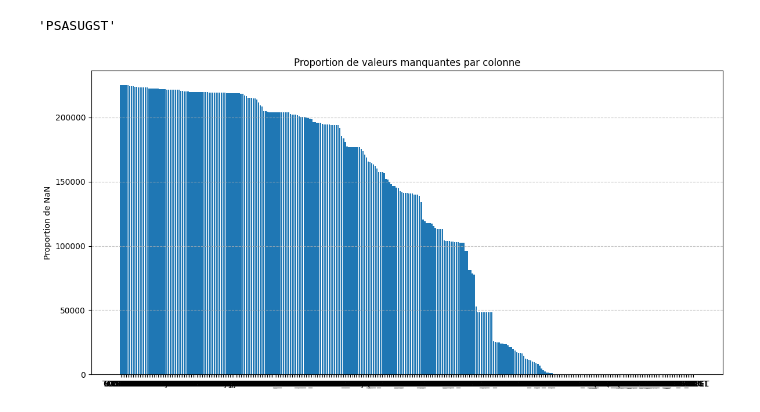
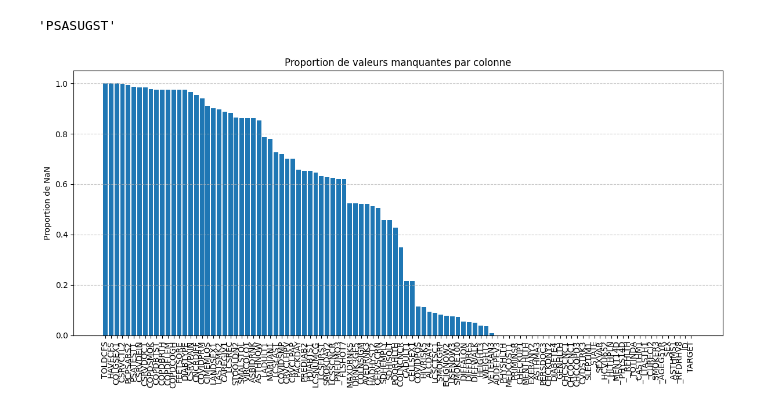
Before and after one commit to alextonon/Hackathon_Heart_Rate_Los_Tigros, a Jupyter notebook: Maignan.ipynb, the cells around one changed output. Drawn from its saved outputs; the diff is of its cells as text; code cells hidden in the pictures.

```diff
--- a/Maignan.ipynb
+++ b/Maignan.ipynb
@@ -34,13 +34,11 @@ def plot_nan_proportion(df):
     """
     Affiche la proportion de valeurs manquantes (NaN) pour chaque colonne d'un DataFrame.
     """
-    # Calcul de la proportion de NaN
-    nan_proportion = df.isna().sum().sort_values(ascending=False)
+    nan_proportion = df.isna().sum().sort_values(ascending=False) / len(df)
 
-    # Création du graphique
     plt.figure(figsize=(12, 6))
     plt.bar(nan_proportion.index, nan_proportion.values)
-    # plt.xticks(rotation=90)
+    plt.xticks(rotation=90)
     plt.ylabel("Proportion de NaN")
     plt.title("Proportion de valeurs manquantes par colonne")
     plt.grid(axis="y", linestyle="--", alpha=0.7)
@@ -48,7 +46,16 @@ def plot_nan_proportion(df):
     plt.show()
 
     return nan_proportion
-# %%
-nan_proportion = plot_nan_proportion(df)
-# %% [output]
-[figure, removed]
+# %%
+import yaml
+
+with open('features.yaml', "r", encoding="utf-8") as yaml_file:
+    yaml_content = yaml.load(yaml_file, Loader=yaml.SafeLoader)
+
+features = yaml_content['features']
+# %%
+df_clean = df[features]
+# %%
+nan_proportion = plot_nan_proportion(df_clean)
+# %% [output]
+[figure, added]
```
Also changed, not shown: parts of 2 cells of this notebook.
